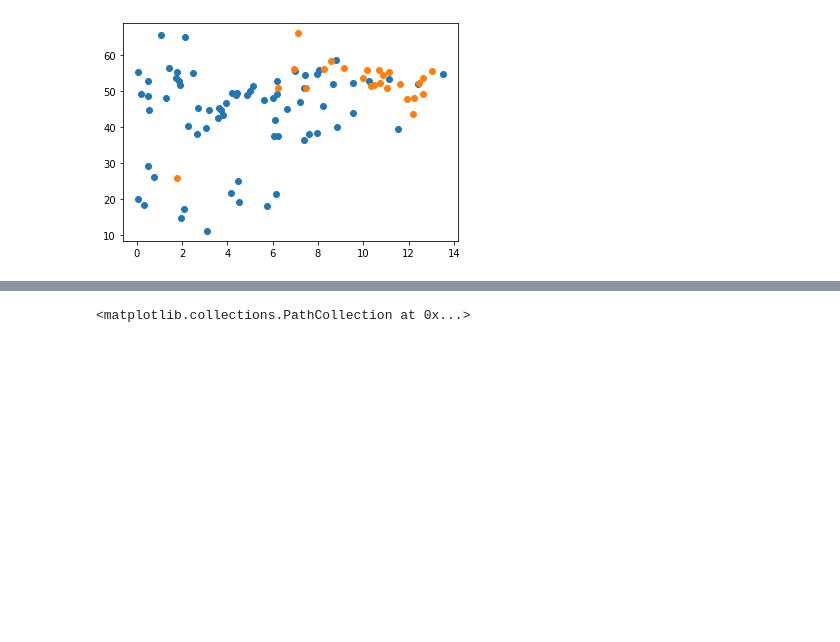
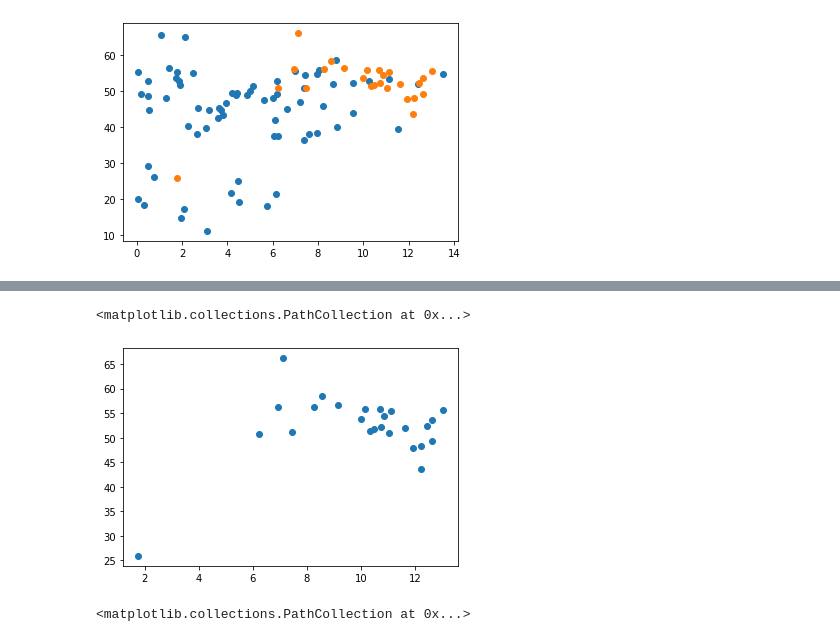
Before and after one commit to joshuadroid/tiger_team_project, a Jupyter notebook: joshfile.ipynb, the cells around one changed output, grey strips where cells are left out. Drawn from its saved outputs; the diff is of its cells as text; code cells hidden in the pictures; blank space fills up the shorter version.

```diff
--- a/joshfile.ipynb
+++ b/joshfile.ipynb
@@ -246,3 +259,8 @@ plt.scatter(devd_alc_sum_table.iloc[:,1], devd_alc_sum_table.iloc[:,11])
+# %%
+plt.scatter(devd_alc_sum_table.iloc[:,1], devd_alc_sum_table.iloc[:,11])
+# %% [output]
+<matplotlib.collections.PathCollection at 0x...>
+[figure, added]
 # %%
 # Compared to BMI
 plt.scatter(deving_alc_sum_table.iloc[:,1], deving_alc_sum_table.iloc[:,12])
```
Also changed, not shown: parts of 5 cells of this notebook.
